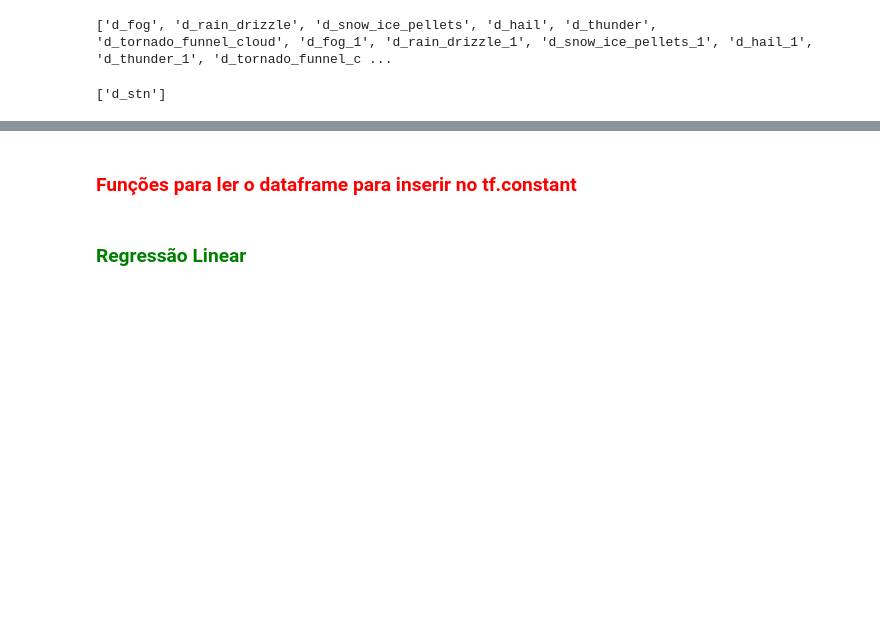
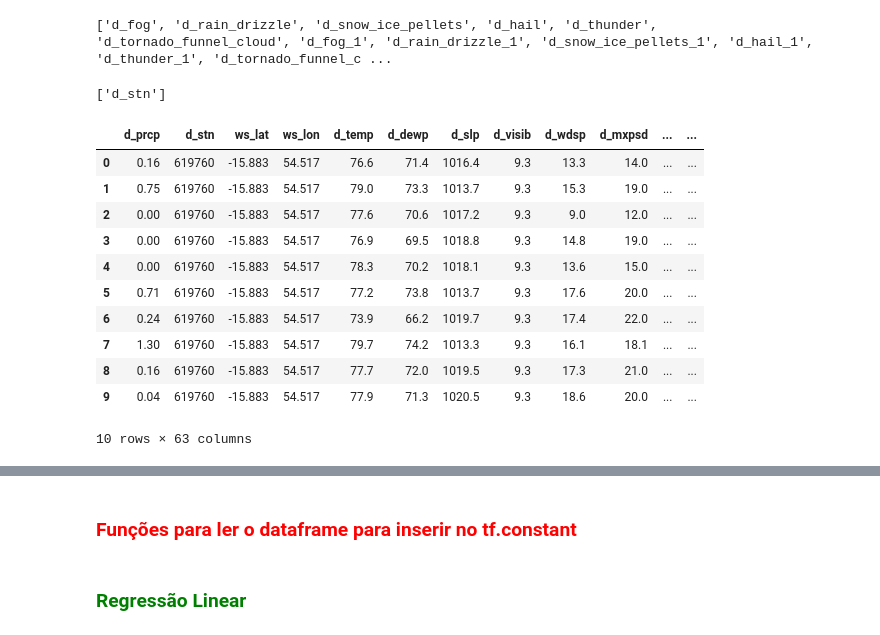
Before and after one commit to dedeco/bigclima-project, a Jupyter notebook: notebooks/prcp-extreme-local.ipynb, the cells around one changed output, grey strips where cells are left out. Cells and saved outputs as stored; diff of their text form; code cells hidden in the pictures; blank space fills up the shorter version.

```diff
--- a/notebooks/prcp-extreme-local.ipynb
+++ b/notebooks/prcp-extreme-local.ipynb
@@ -548,7 +554,21 @@ print SPARSE
 # %%
 TRAIN_SIZE = int(0.7*len(df_intptd))
 df_train = df_intptd[:TRAIN_SIZE]
 df_valid = df_intptd[TRAIN_SIZE:]
+df_train[:10]
+# %% [output]
+|  | d_prcp | d_stn | ws_lat | ws_lon | d_temp | d_dewp | d_slp | d_visib | d_wdsp | d_mxpsd | ... | ... |
+| 0 | 0.16 | 619760 | -15.883 | 54.517 | 76.6 | 71.4 | 1016.4 | 9.3 | 13.3 | 14.0 | ... | ... |
+| 1 | 0.75 | 619760 | -15.883 | 54.517 | 79.0 | 73.3 | 1013.7 | 9.3 | 15.3 | 19.0 | ... | ... |
+| 2 | 0.00 | 619760 | -15.883 | 54.517 | 77.6 | 70.6 | 1017.2 | 9.3 | 9.0 | 12.0 | ... | ... |
+| 3 | 0.00 | 619760 | -15.883 | 54.517 | 76.9 | 69.5 | 1018.8 | 9.3 | 14.8 | 19.0 | ... | ... |
+| 4 | 0.00 | 619760 | -15.883 | 54.517 | 78.3 | 70.2 | 1018.1 | 9.3 | 13.6 | 15.0 | ... | ... |
+| 5 | 0.71 | 619760 | -15.883 | 54.517 | 77.2 | 73.8 | 1013.7 | 9.3 | 17.6 | 20.0 | ... | ... |
+| 6 | 0.24 | 619760 | -15.883 | 54.517 | 73.9 | 66.2 | 1019.7 | 9.3 | 17.4 | 22.0 | ... | ... |
+| 7 | 1.30 | 619760 | -15.883 | 54.517 | 79.7 | 74.2 | 1013.3 | 9.3 | 16.1 | 18.1 | ... | ... |
+| 8 | 0.16 | 619760 | -15.883 | 54.517 | 77.7 | 72.0 | 1019.5 | 9.3 | 17.3 | 21.0 | ... | ... |
+| 9 | 0.04 | 619760 | -15.883 | 54.517 | 77.9 | 71.3 | 1020.5 | 9.3 | 18.6 | 20.0 | ... | ... |
+10 rows × 63 columns
 # %%
 import tensorflow as tf
 import shutil
```
Also changed, not shown: parts of 12 cells of this notebook, 1 other file.
